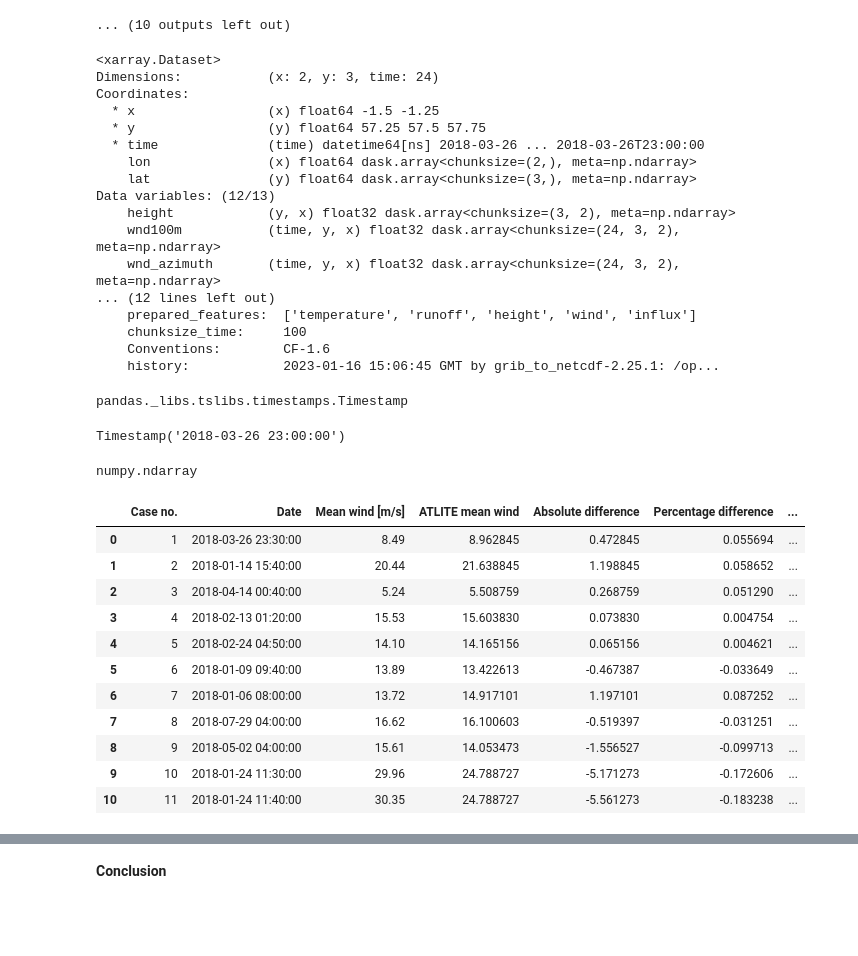
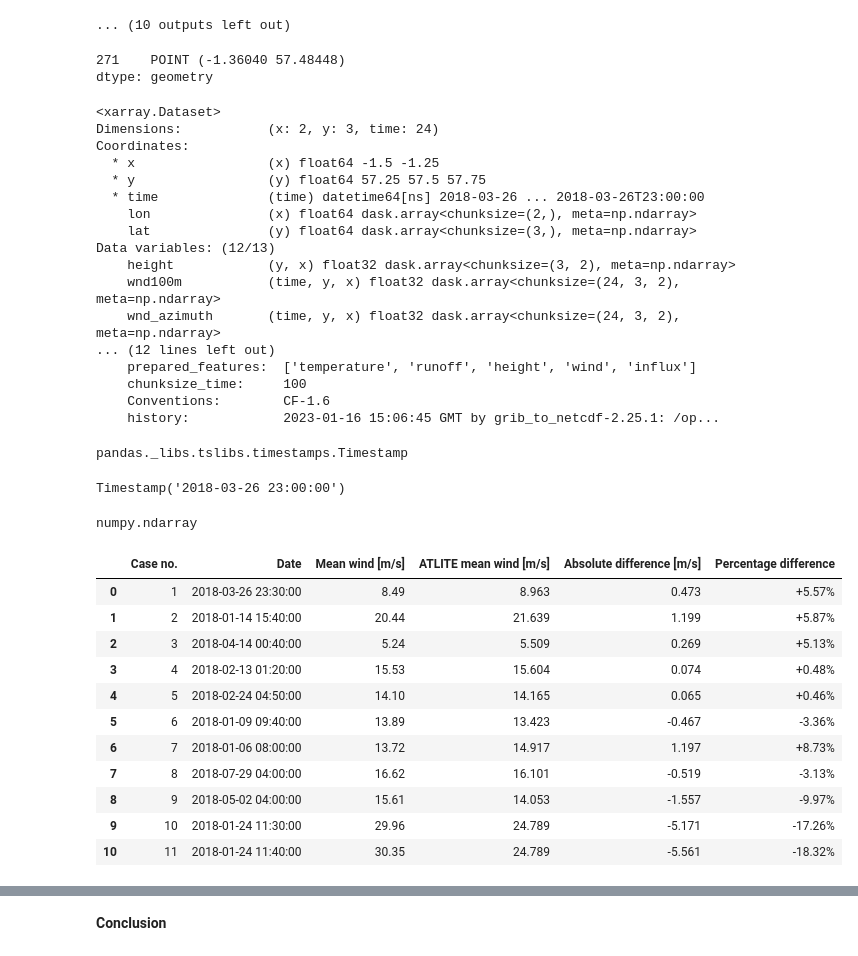
Before and after one commit to chr-mar/oweg-int-NSR, a Jupyter notebook: scripts/Hywind_Wind_Speed_comparison.ipynb, the cells around one changed output, grey strips where cells are left out. Saved outputs shown, nothing was run; the diff lists cells and outputs as text; code cells hidden in the pictures; blank space fills up the shorter version.

```diff
--- a/scripts/Hywind_Wind_Speed_comparison.ipynb
+++ b/scripts/Hywind_Wind_Speed_comparison.ipynb
@@ -34,15 +41,13 @@ pd.set_option('display.max_colwidth',150)
 # %%
 import contextily as cx
 
-#data of European Offshore wind farms is imported
-windfarm_map = gpd.read_file("../data/Windfarm-Shapefiles GB/EMODnet_HA_WindFarms_pg_20220324.shp")
+#data of European Offshore wind farms from the EMODnet dataset on human activities is imported
+windfarm_map = gpd.read_file("../data/Windfarm-Shapefiles/EMODnet_HA_WindFarms_pg_20220324.shp")
 
 # We just want to analyse HyWind off the coast of Aberdeen
 hywind = windfarm_map[windfarm_map['NAME'] == 'Hywind Scotland Pilot Park']
 hywind
 
-
-
 minx,miny,maxx,maxy = hywind.total_bounds
 hywind.centroid
 hywind.total_bounds
@@ -54,13 +59,13 @@ dtype: geometry
 array([-1.39476251, 57.4602614 , -1.30977209, 57.50525019])
 # %%
 import pandas as pd
-#this data is from the hywind research project
+#this data is from the Hywind research project
 #wind data has already been aggregated
 #sadly, wind speeds cover only 30 min-intervals, although in a one second-resolution
 n=pd.read_excel(r"..\data\Hywind_Wind_Speed_Data.xlsx")
-n.insert(loc=3, column='ATLITE mean wind', value=pd.Series())
+n.insert(loc=3, column='ATLITE mean wind [m/s]', value=pd.Series())
 
-n.insert(loc=4, column='Absolute difference', value=pd.Series())
+n.insert(loc=4, column='Absolute difference [m/s]', value=pd.Series())
 n.insert(loc=5, column='Percentage difference', value=pd.Series())
 
 n
@@ -155,6 +165,11 @@ INFO:atlite.data:Cutout already prepared.
  module = era5
  prepared_features = ['height', 'wind', 'influx', 'temperature', 'runoff']
 ... (10 outputs left out)
+# %%
+hywind.centroid
+# %% [output]
+271    POINT (-1.36040 57.48448)
+dtype: geometry
 # %%
 cutout_list[0].data
 #the "data" is necessary to apply selection operations
@@ -183,49 +198,56 @@ type(hywind.centroid.x.values)
 
 for it in range(len(timestamps)):
     c= cutout_list[it].data.sel({"x":hywind.centroid.x.values,"y":hywind.centroid.y.values,"time":rounded[it]},'nearest')
-    n['ATLITE mean wind'][it]=c.get('wnd100m').values
+    n['ATLITE mean wind [m/s]'][it]=c.get('wnd100m').values
 
 
 #both functions calculate for the entire frame, therefore select the result column ATLITE mean wind
-n['Percentage difference'] = n[['Mean wind [m/s]','ATLITE mean wind']].pct_change(axis='columns')['ATLITE mean wind']
-n['Absolute difference'] = n[['Mean wind [m/s]','ATLITE mean wind']].diff(axis='columns')['ATLITE mean wind']
+n['Percentage difference'] = n[['Mean wind [m/s]','ATLITE mean wind [m/s]']].pct_change(axis='columns')['ATLITE mean wind [m/s]']
+n['Absolute difference [m/s]'] = n[['Mean wind [m/s]','ATLITE mean wind [m/s]']].diff(axis='columns')['ATLITE mean wind [m/s]']
 
+n= n.drop(columns=['Std. [m/s]','Wind direction'])
+n= n.style.format({'Mean wind [m/s]':"{:.2f}",
+                    'Percentage difference': "{0:+.2%}",
+                    'ATLITE mean wind [m/s]': "{:.3f}",
+                    'Absolute difference [m/s]': "{:.3f}"})
+
+#n= n.style.format({'Percentage difference': "{0:+g}"}), pnly percents {:+.2%}
 
 n
 
 #d = cutout_list[0].data.sel({"x":-1.25,"y":57.5,"time":a[0]})["wnd100m"].values #zulässige Schreibweise
 
 #b.wnd100m
 # %% [output]
 <xarray.Dataset>
 Dimensions:           (x: 2, y: 3, time: 24)
 Coordinates:
   * x                 (x) float64 -1.5 -1.25
   * y                 (y) float64 57.25 57.5 57.75
   * time              (time) datetime64[ns] 2018-03-26 ... 2018-03-26T23:00:00
     lon               (x) float64 dask.array<chunksize=(2,), meta=np.ndarray>
     lat               (y) float64 dask.array<chunksize=(3,), meta=np.ndarray>
 Data variables: (12/13)
     height            (y, x) float32 dask.array<chunksize=(3, 2), meta=np.ndarray>
     wnd100m           (time, y, x) float32 dask.array<chunksize=(24, 3, 2), meta=np.ndarray>
     wnd_azimuth       (time, y, x) float32 dask.array<chunksize=(24, 3, 2), meta=np.ndarray>
 ... (12 lines left out)
     prepared_features:  ['temperature', 'runoff', 'height', 'wind', 'influx']
     chunksize_time:     100
     Conventions:        CF-1.6
     history:            2023-01-16 15:06:45 GMT by grib_to_netcdf-2.25.1: /op...
 pandas._libs.tslibs.timestamps.Timestamp
 Timestamp('2018-03-26 23:00:00')
 numpy.ndarray
-|  | Case no. | Date | Mean wind [m/s] | ATLITE mean wind | Absolute difference | Percentage difference | ... |
-| 0 | 1 | 2018-03-26 23:30:00 | 8.49 | 8.962845 | 0.472845 | 0.055694 | ... |
-| 1 | 2 | 2018-01-14 15:40:00 | 20.44 | 21.638845 | 1.198845 | 0.058652 | ... |
-| 2 | 3 | 2018-04-14 00:40:00 | 5.24 | 5.508759 | 0.268759 | 0.051290 | ... |
-| 3 | 4 | 2018-02-13 01:20:00 | 15.53 | 15.603830 | 0.073830 | 0.004754 | ... |
-| 4 | 5 | 2018-02-24 04:50:00 | 14.10 | 14.165156 | 0.065156 | 0.004621 | ... |
-| 5 | 6 | 2018-01-09 09:40:00 | 13.89 | 13.422613 | -0.467387 | -0.033649 | ... |
-| 6 | 7 | 2018-01-06 08:00:00 | 13.72 | 14.917101 | 1.197101 | 0.087252 | ... |
-| 7 | 8 | 2018-07-29 04:00:00 | 16.62 | 16.100603 | -0.519397 | -0.031251 | ... |
-| 8 | 9 | 2018-05-02 04:00:00 | 15.61 | 14.053473 | -1.556527 | -0.099713 | ... |
-| 9 | 10 | 2018-01-24 11:30:00 | 29.96 | 24.788727 | -5.171273 | -0.172606 | ... |
-| 10 | 11 | 2018-01-24 11:40:00 | 30.35 | 24.788727 | -5.561273 | -0.183238 | ... |
+|  | Case no. | Date | Mean wind [m/s] | ATLITE mean wind [m/s] | Absolute difference [m/s] | Percentage difference |
+| 0 | 1 | 2018-03-26 23:30:00 | 8.49 | 8.963 | 0.473 | +5.57% |
+| 1 | 2 | 2018-01-14 15:40:00 | 20.44 | 21.639 | 1.199 | +5.87% |
+| 2 | 3 | 2018-04-14 00:40:00 | 5.24 | 5.509 | 0.269 | +5.13% |
+| 3 | 4 | 2018-02-13 01:20:00 | 15.53 | 15.604 | 0.074 | +0.48% |
+| 4 | 5 | 2018-02-24 04:50:00 | 14.10 | 14.165 | 0.065 | +0.46% |
+| 5 | 6 | 2018-01-09 09:40:00 | 13.89 | 13.423 | -0.467 | -3.36% |
+| 6 | 7 | 2018-01-06 08:00:00 | 13.72 | 14.917 | 1.197 | +8.73% |
+| 7 | 8 | 2018-07-29 04:00:00 | 16.62 | 16.101 | -0.519 | -3.13% |
+| 8 | 9 | 2018-05-02 04:00:00 | 15.61 | 14.053 | -1.557 | -9.97% |
+| 9 | 10 | 2018-01-24 11:30:00 | 29.96 | 24.789 | -5.171 | -17.26% |
+| 10 | 11 | 2018-01-24 11:40:00 | 30.35 | 24.789 | -5.561 | -18.32% |
```
Also changed, not shown: parts of 7 cells of this notebook.
